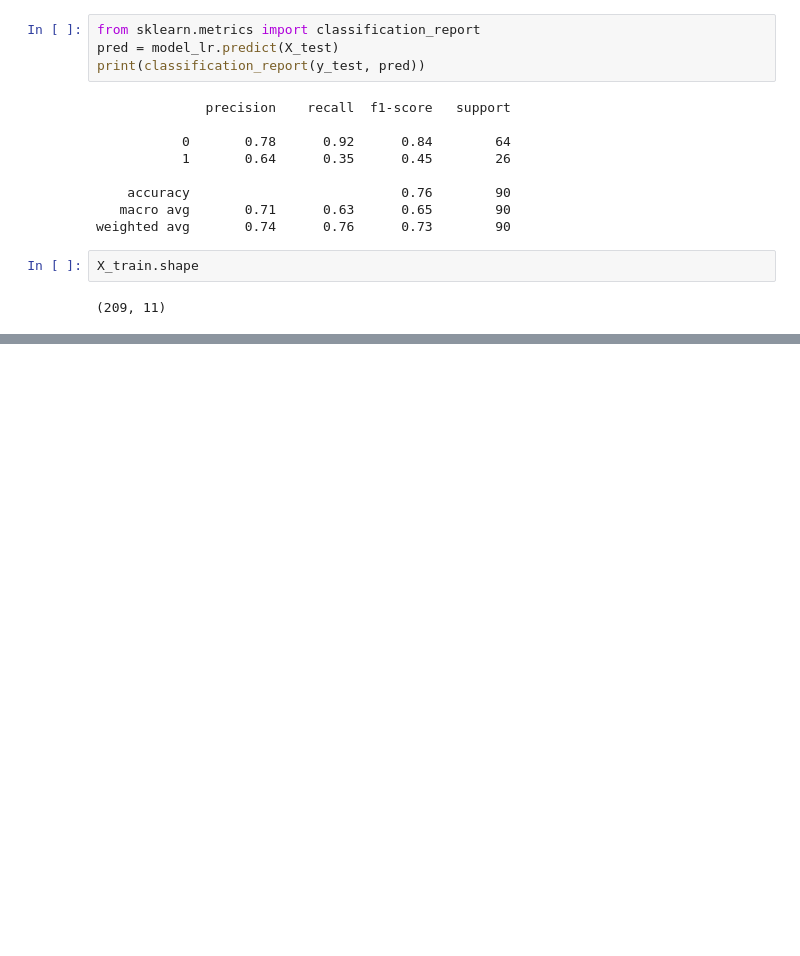
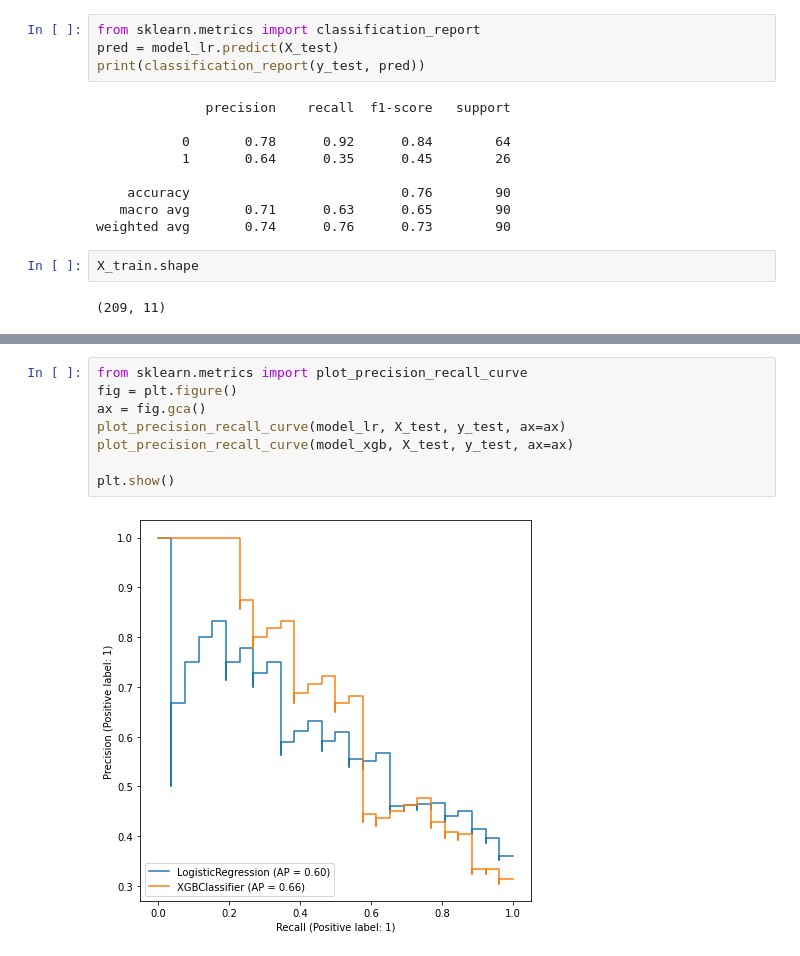
Before and after one commit to Welle-Kim/ML_multicampus, a Jupyter notebook: Analysis_for_heart_failure_clinic.ipynb, the cells around one changed output, grey strips where cells are left out. Saved outputs shown, nothing was run; the diff lists cells and outputs as text; blank space fills up the shorter version.

```diff
--- a/Analysis_for_heart_failure_clinic.ipynb
+++ b/Analysis_for_heart_failure_clinic.ipynb
@@ -189,0 +213,10 @@ array([0])
+# %%
+from sklearn.metrics import plot_precision_recall_curve
+fig = plt.figure()
+ax = fig.gca()
+plot_precision_recall_curve(model_lr, X_test, y_test, ax=ax)
+plot_precision_recall_curve(model_xgb, X_test, y_test, ax=ax)
+
+plt.show()
+# %% [output]
+[figure, added]
```
Also changed, not shown: parts of 9 cells of this notebook.
